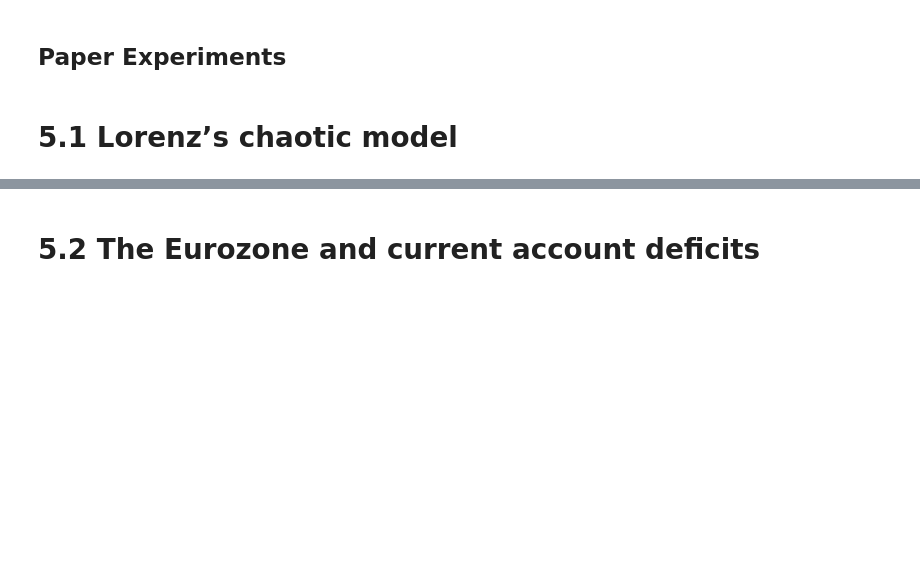
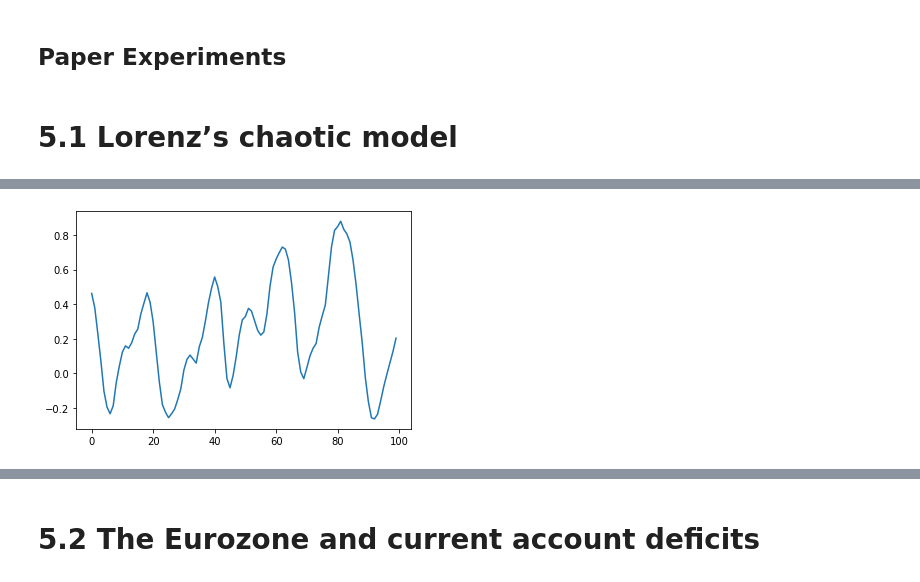
Before and after one commit to alexisbellot/Synthetic-Controls-in-Continuous-Time, a Jupyter notebook: PaperExperiments.ipynb, the cells around one changed output, grey strips where cells are left out. Cells and saved outputs as stored; diff of their text form; code cells hidden in the pictures; blank space fills up the shorter version.

```diff
--- a/PaperExperiments.ipynb
+++ b/PaperExperiments.ipynb
@@ -19,0 +45,18 @@ def score(predicted, test):
+# %%
+import torch
+
+t = torch.linspace(0., 1., data.shape[1])
+xs = torch.tensor(data[1:,:]).float().t().unsqueeze(0)
+
+X = torch.cat([t.unsqueeze(0).unsqueeze(2), xs], dim=2)
+Y = torch.tensor(data[0,:]).float().unsqueeze(0).unsqueeze(2) # spain
+
+train_X, train_y = X[:,:70,:], Y[:,:70,:]
+test_X, test_y =  X, Y
+
+plt.plot(test_y.squeeze())
+plt.show()
+
+t_year = 70
+# %% [output]
+[figure, added]
```
Also changed, not shown: parts of 15 cells of this notebook, 1 other file.
